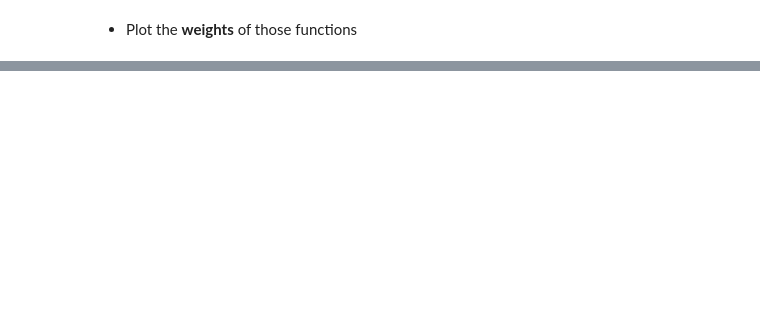
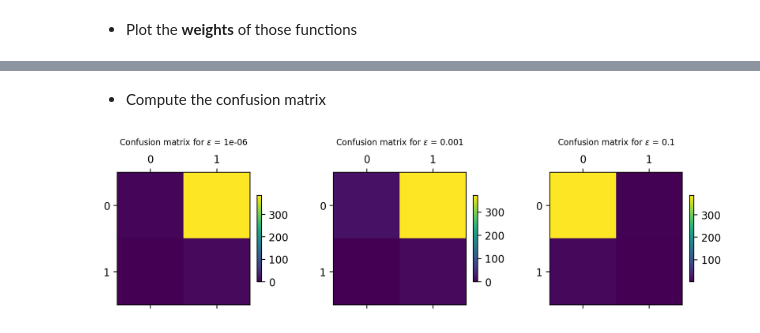
Before and after one commit to Fernadoo/NYU_ML, a Jupyter notebook: hw2-lasso/code/hw2.ipynb, the cells around one changed output, grey strips where cells are left out. Saved outputs shown, nothing was run; the diff lists cells and outputs as text; code cells hidden in the pictures; blank space fills up the shorter version.

Commit message:
finish confusion matrix

```diff
--- a/hw2-lasso/code/hw2.ipynb
+++ b/hw2-lasso/code/hw2.ipynb
@@ -119,0 +124,20 @@ Text(0.5, 1.0, 'Ridge with lambda=0.1')
+# %% [markdown]
+* Compute the confusion matrix
+# %%
+fig, ax = plt.subplots(ncols=3, nrows=1, figsize=(10,10), dpi=200)
+fig.subplots_adjust(wspace=0.5)
+
+epsilons = [1e-6, 1e-3, 1e-1]
+for i, epsilon in enumerate(epsilons):
+    weight_pred = copy.deepcopy(best_reg_model.w_)
+    weight_pred[np.where(abs(weight_pred) < epsilon)] = 0
+    weight_pred[np.where(abs(weight_pred) >= epsilon)] = 1
+    weight_true = copy.deepcopy(coefs_true)
+    weight_true[np.where(abs(weight_true) < epsilon)] = 0
+    weight_true[np.where(abs(weight_true) >= epsilon)] = 1
+    confusion_mat = confusion_matrix(weight_true, weight_pred)
+    aximg = ax[i].matshow(confusion_mat)
+    fig.colorbar(aximg, ax=ax[i], fraction=0.03)
+    ax[i].set_title('Confusion matrix for $\epsilon$ = %s'%epsilon, loc = 'center',pad=20, fontsize=8)
+# %% [output]
+[figure, added]
```
Also changed, not shown: parts of 7 cells of this notebook, 1 other file.
